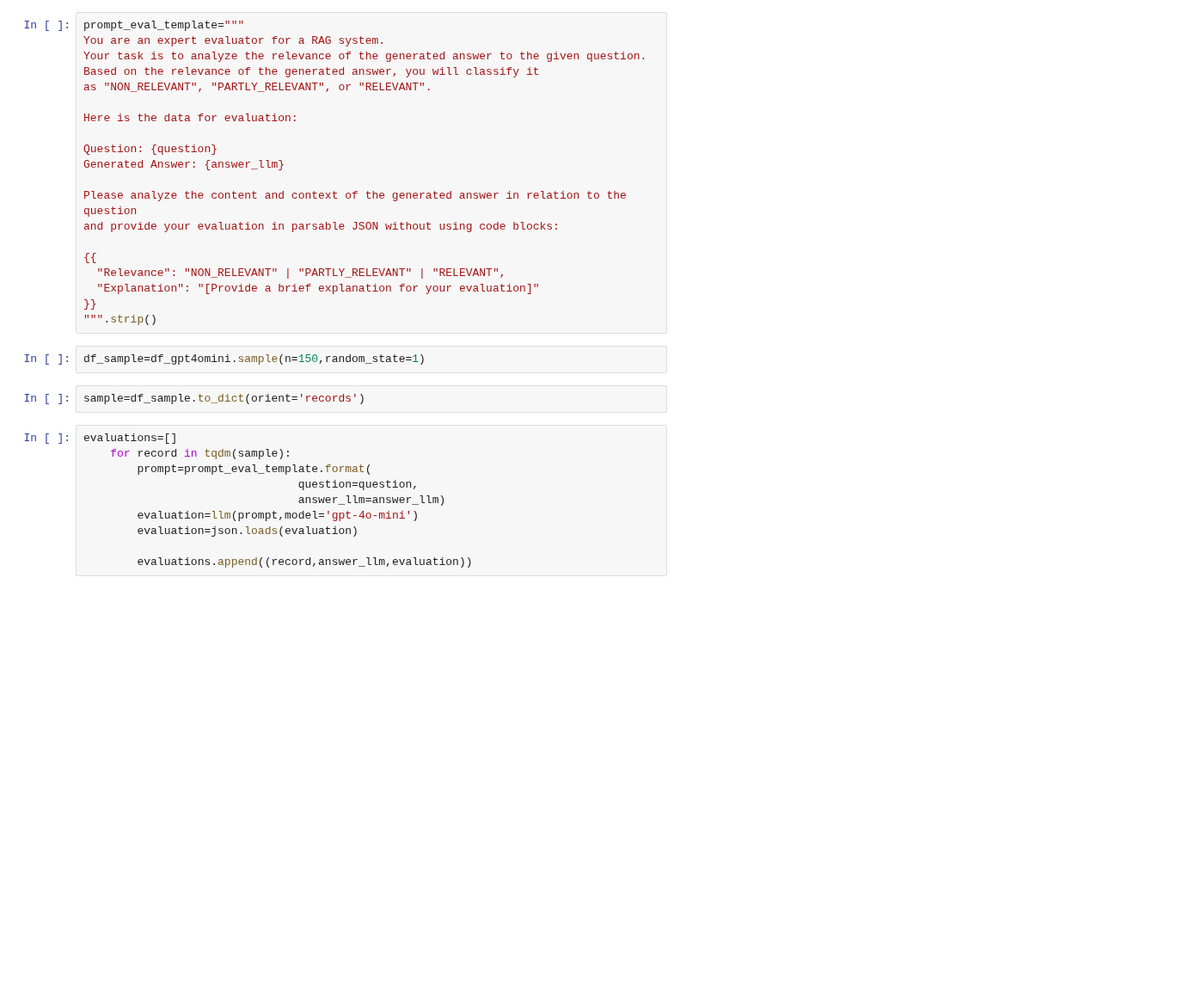
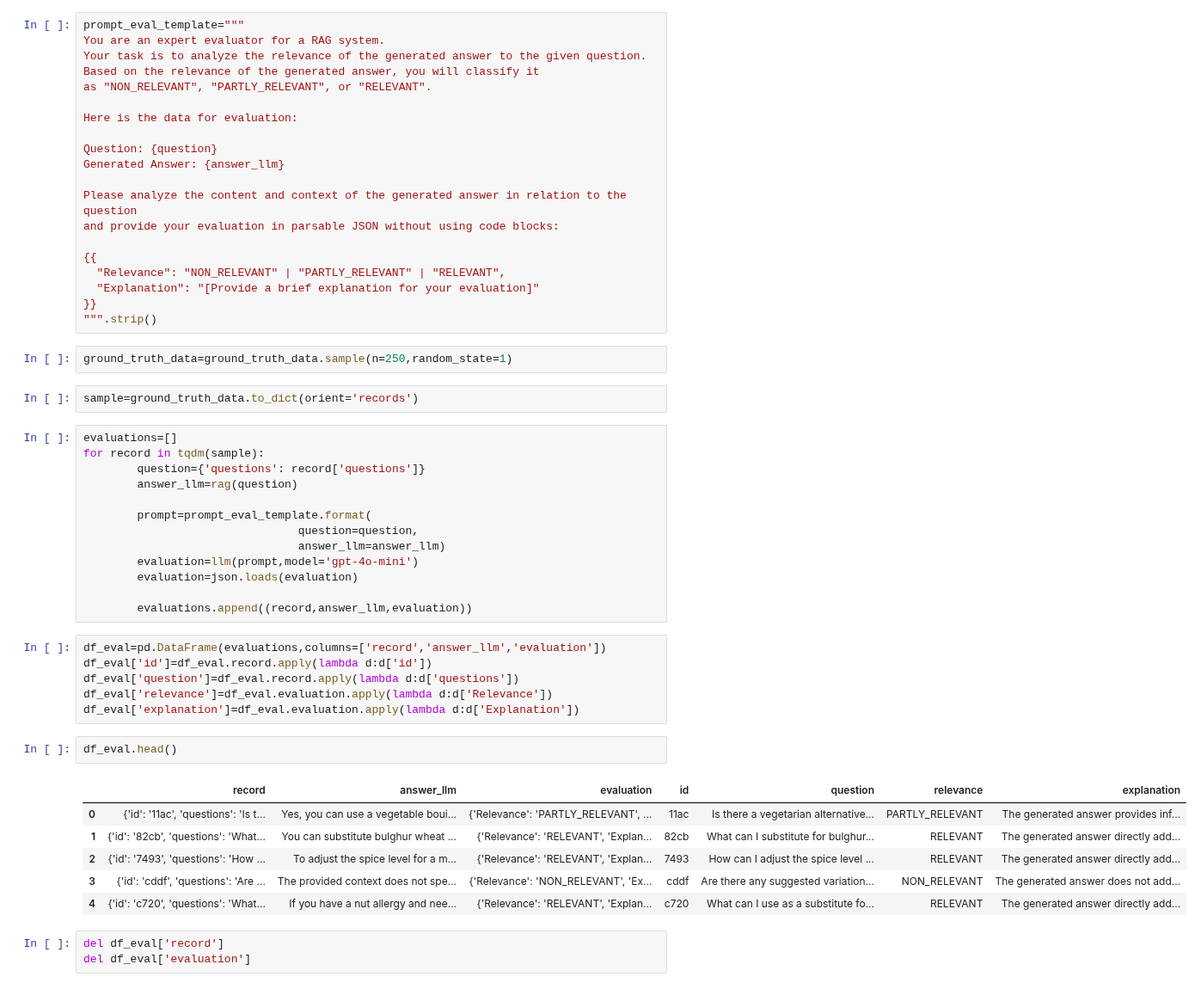
Before and after one commit to slv-ai/YumQuest, a Jupyter notebook: notebooks/Rag.ipynb, the cells around one changed output. Shown at 86% size. Cells and saved outputs as stored; diff of their text form; blank space fills up the shorter version.

```diff
--- a/notebooks/Rag.ipynb
+++ b/notebooks/Rag.ipynb
@@ -227,12 +192,15 @@ and provide your evaluation in parsable JSON without using code blocks:
 }}
 """.strip()
 # %%
-df_sample=df_gpt4omini.sample(n=150,random_state=1)
+ground_truth_data=ground_truth_data.sample(n=250,random_state=1)
 # %%
-sample=df_sample.to_dict(orient='records')
+sample=ground_truth_data.to_dict(orient='records')
 # %%
 evaluations=[]
-    for record in tqdm(sample):
+for record in tqdm(sample):
+        question={'questions': record['questions']}
+        answer_llm=rag(question)
+
         prompt=prompt_eval_template.format(
                                 question=question,
                                 answer_llm=answer_llm)
@@ -240,3 +208,21 @@ evaluations=[]
         evaluation=json.loads(evaluation)
 
         evaluations.append((record,answer_llm,evaluation))
+# %%
+df_eval=pd.DataFrame(evaluations,columns=['record','answer_llm','evaluation'])
+df_eval['id']=df_eval.record.apply(lambda d:d['id'])
+df_eval['question']=df_eval.record.apply(lambda d:d['questions'])
+df_eval['relevance']=df_eval.evaluation.apply(lambda d:d['Relevance'])
+df_eval['explanation']=df_eval.evaluation.apply(lambda d:d['Explanation'])
+# %%
+df_eval.head()
+# %% [output]
+|  | record | answer_llm | evaluation | id | question | relevance | explanation |
+| 0 | {'id': '11ac', 'questions': 'Is t... | Yes, you can use a vegetable boui... | {'Relevance': 'PARTLY_RELEVANT', ... | 11ac | Is there a vegetarian alternative... | PARTLY_RELEVANT | The generated answer provides inf... |
+| 1 | {'id': '82cb', 'questions': 'What... | You can substitute bulghur wheat ... | {'Relevance': 'RELEVANT', 'Explan... | 82cb | What can I substitute for bulghur... | RELEVANT | The generated answer directly add... |
+| 2 | {'id': '7493', 'questions': 'How ... | To adjust the spice level for a m... | {'Relevance': 'RELEVANT', 'Explan... | 7493 | How can I adjust the spice level ... | RELEVANT | The generated answer directly add... |
+| 3 | {'id': 'cddf', 'questions': 'Are ... | The provided context does not spe... | {'Relevance': 'NON_RELEVANT', 'Ex... | cddf | Are there any suggested variation... | NON_RELEVANT | The generated answer does not add... |
+| 4 | {'id': 'c720', 'questions': 'What... | If you have a nut allergy and nee... | {'Relevance': 'RELEVANT', 'Explan... | c720 | What can I use as a substitute fo... | RELEVANT | The generated answer directly add... |
+# %%
+del df_eval['record']
+del df_eval['evaluation']
```
Also changed, not shown: parts of 19 cells of this notebook, 2 other files.
